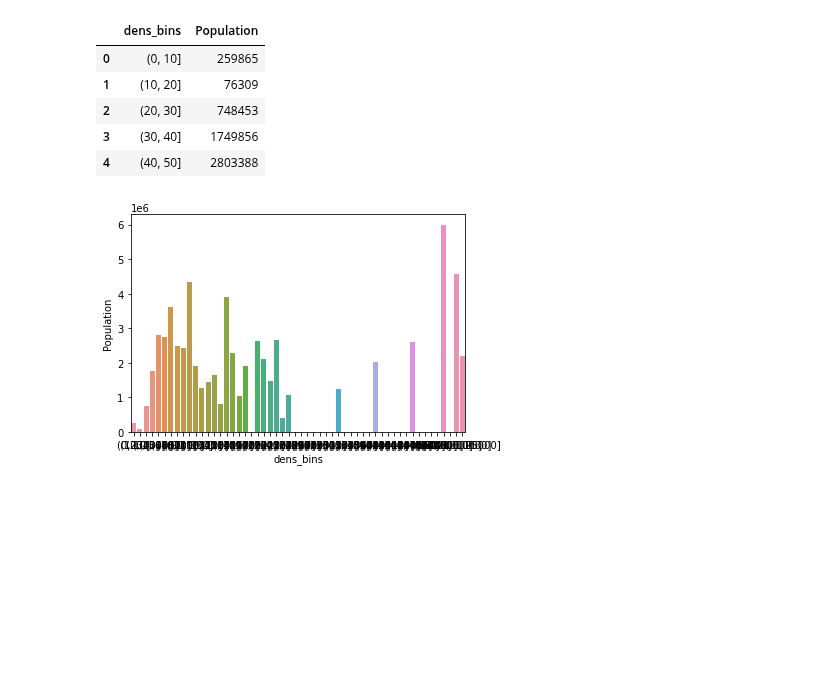
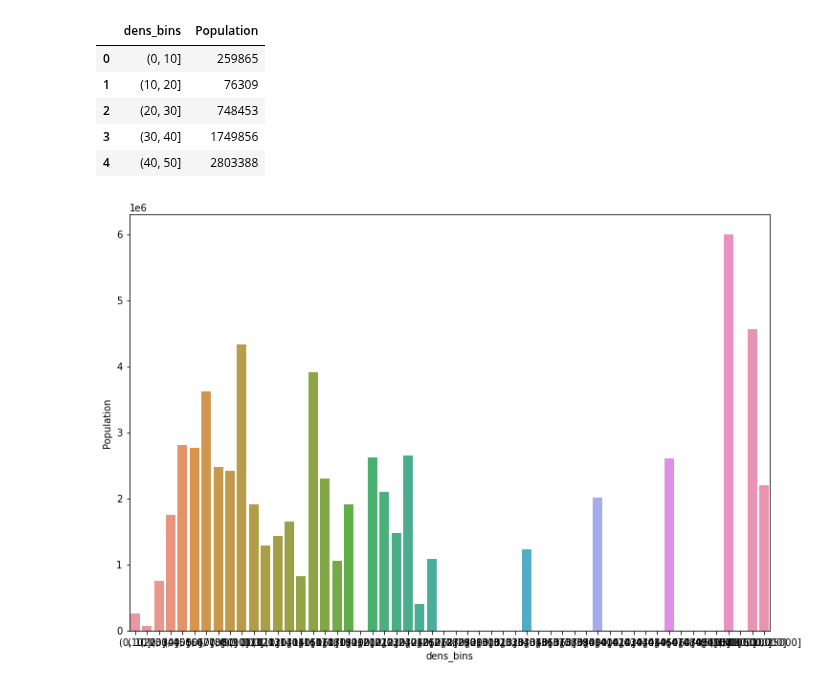
Before and after one commit to Toff-CxDaurade/French-Population, a Jupyter notebook: data_population.ipynb, the cells around one changed output. Saved outputs shown, nothing was run; the diff lists cells and outputs as text; code cells hidden in the pictures; blank space fills up the shorter version.

Commit message:
figure bigger

```diff
--- a/data_population.ipynb
+++ b/data_population.ipynb
@@ -67,8 +67,8 @@ array([  0,  10,  20,  30,  40,  50,  60,  70,  80,  90, 100, 110, 120,
        260, 270, 280, 290, 300, 310, 320, 330, 340, 350, 360, 370, 380,
        390, 400, 410, 420, 430, 440, 450, 460, 470, 480, 490])
 # %%
-bins = np.append(np.arange(0, 501, 10), [1000, 5000, 10000, 25000])
-bins
+bins1 = np.append(np.arange(0, 501, 10), [1000, 5000, 10000, 25000])
+bins1
 # %% [output]
 array([    0,    10,    20,    30,    40,    50,    60,    70,    80,
           90,   100,   110,   120,   130,   140,   150,   160,   170,
@@ -80,5 +82,5 @@ array([    0,    10,    20,    30,    40,    50,    60,    70,    80,
 # %%
-df['dens_bins'] = pd.cut(x=df['Densité'], bins=bins)
+df['dens_bins'] = pd.cut(x=df['Densité'], bins=bins1)
 df
 # %% [output]
 |  | Numéro | Département | Superficie | Population | Densité | dens_bins |
@@ -116,6 +118,7 @@ df2.head()
 | 3 | (30, 40] | 1749856 |
 | 4 | (40, 50] | 2803388 |
 # %%
+plt.figure(figsize=(12,8))
 g = sns.barplot(x='dens_bins', y='Population', data=df2)
 # %% [output]
-[figure, old version]
+[figure, new version]
```
Also changed, not shown: parts of 1 cell of this notebook.
